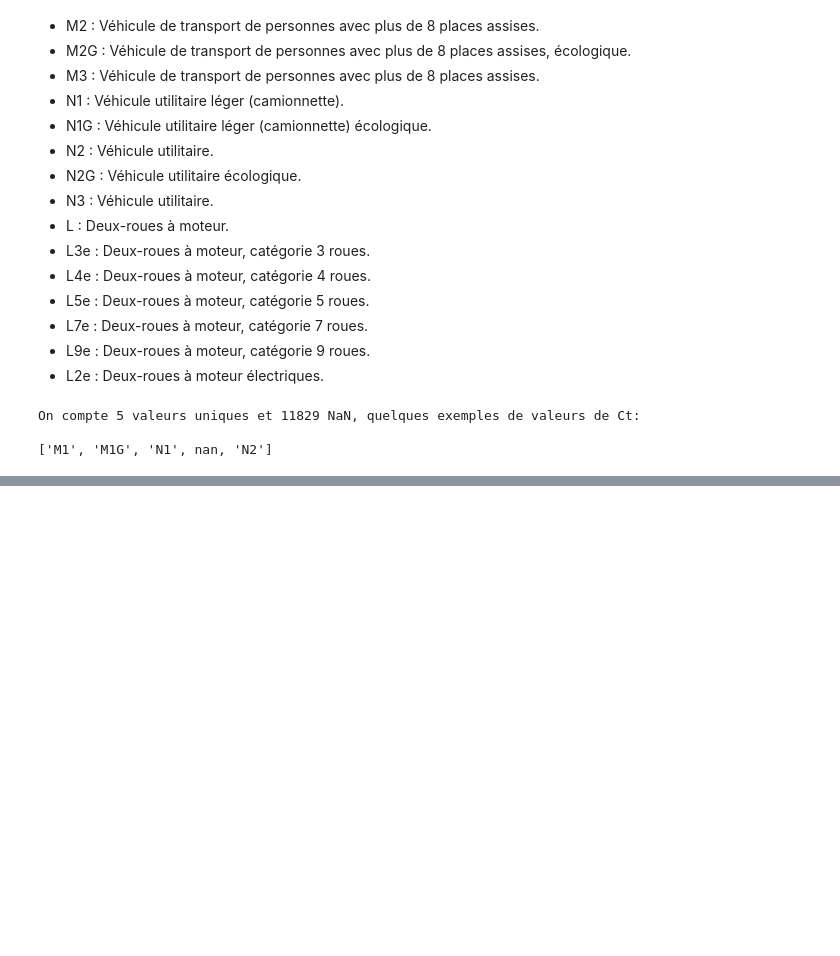
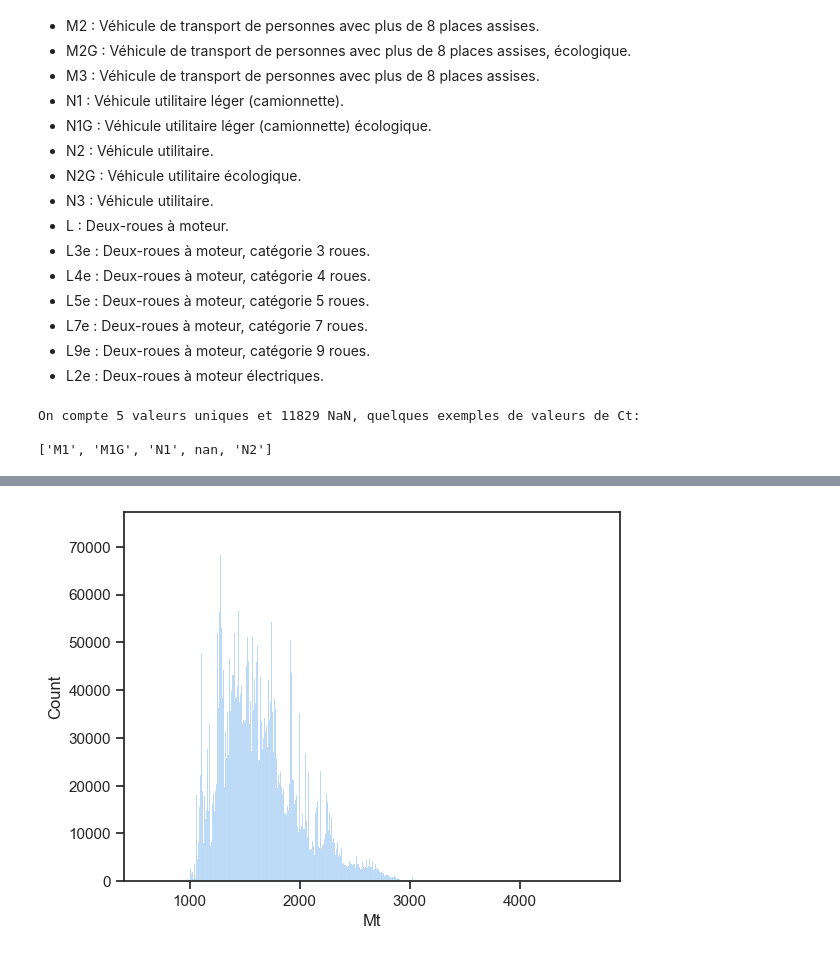
Before and after one commit to Naoyy/Challenge_Data_Mining, a Jupyter notebook: analyse_exploratoire.ipynb, the cells around one changed output, grey strips where cells are left out. Cells and saved outputs as stored; diff of their text form; code cells hidden in the pictures; blank space fills up the shorter version.

```diff
--- a/analyse_exploratoire.ipynb
+++ b/analyse_exploratoire.ipynb
@@ -388,0 +453,5 @@ df[df['Ct'].isna()].head()
+# %%
+sns.histplot(df,x='Mt')
+plt.show()
+# %% [output]
+[figure, added]
```
Also changed, not shown: parts of 40 cells of this notebook.
